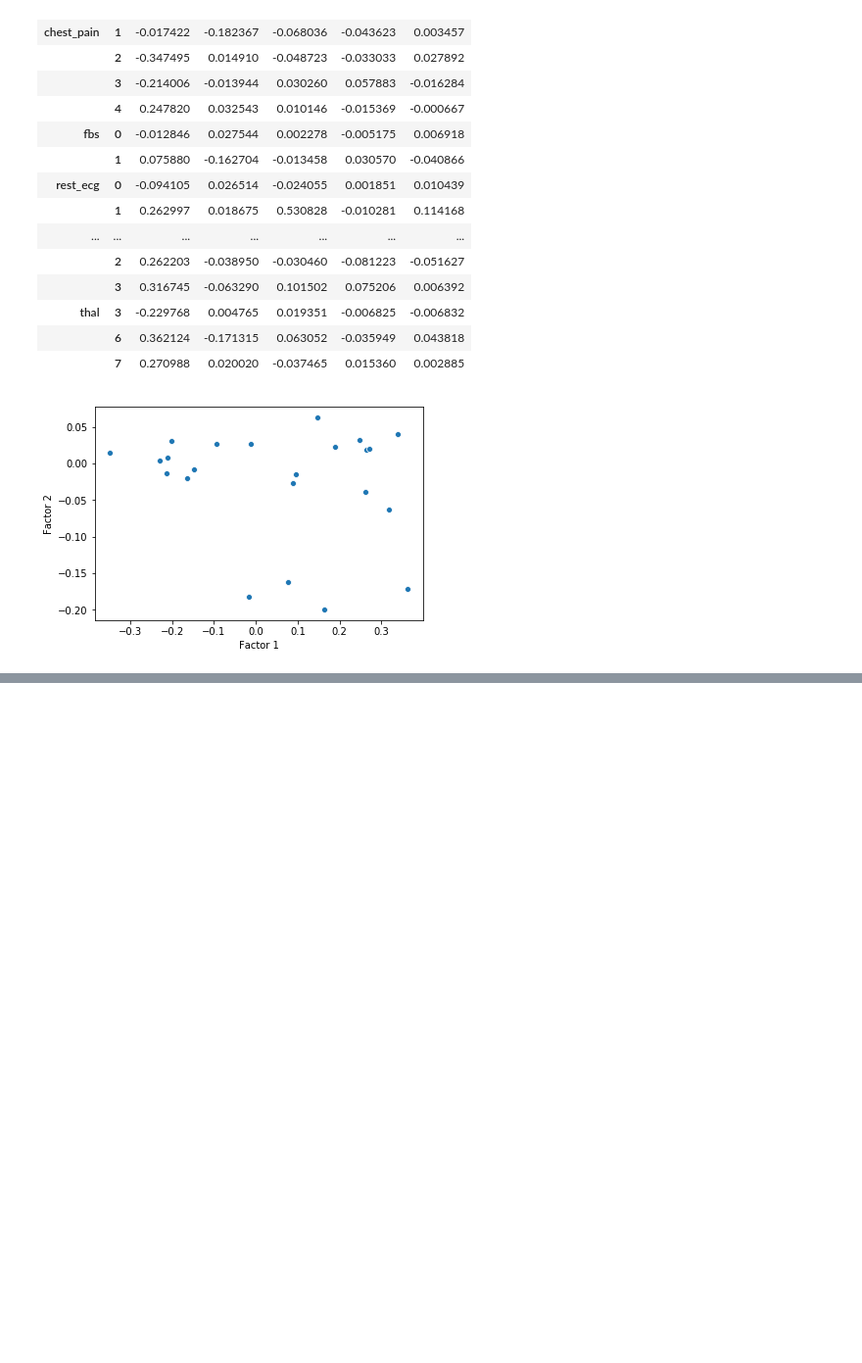
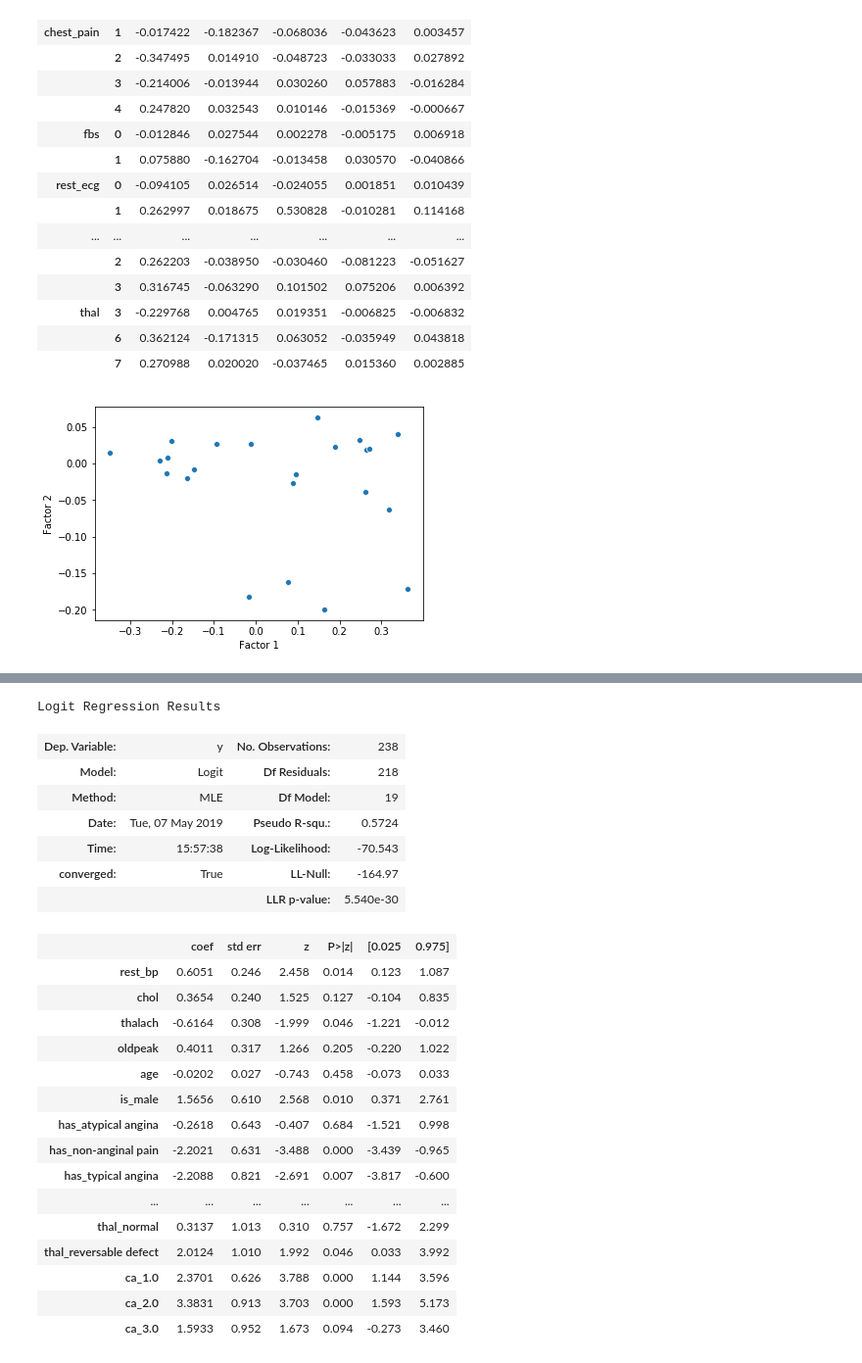
Before and after one commit to ekiMGlz/AplicadaIII, a Jupyter notebook: Final/Trabajo final.ipynb, the cells around one changed output, grey strips where cells are left out. Shown: that part at 98% size. Saved outputs shown, nothing was run; the diff lists cells and outputs as text; code cells hidden in the pictures; blank space fills up the shorter version.

```diff
--- a/Final/Trabajo final.ipynb
+++ b/Final/Trabajo final.ipynb
@@ -535,0 +689,27 @@ array([1.03297252, 0.02276143])
+# %%
+logit_model.summary()
+# %% [output]
+Logit Regression Results
+| Dep. Variable: | y | No. Observations: | 238 |
+| Model: | Logit | Df Residuals: | 218 |
+| Method: | MLE | Df Model: | 19 |
+| Date: | Tue, 07 May 2019 | Pseudo R-squ.: | 0.5724 |
+| Time: | 15:57:38 | Log-Likelihood: | -70.543 |
+| converged: | True | LL-Null: | -164.97 |
+|  |  | LLR p-value: | 5.540e-30 |
+|  | coef | std err | z | P>|z| | [0.025 | 0.975] |
+| rest_bp | 0.6051 | 0.246 | 2.458 | 0.014 | 0.123 | 1.087 |
+| chol | 0.3654 | 0.240 | 1.525 | 0.127 | -0.104 | 0.835 |
+| thalach | -0.6164 | 0.308 | -1.999 | 0.046 | -1.221 | -0.012 |
+| oldpeak | 0.4011 | 0.317 | 1.266 | 0.205 | -0.220 | 1.022 |
+| age | -0.0202 | 0.027 | -0.743 | 0.458 | -0.073 | 0.033 |
+| is_male | 1.5656 | 0.610 | 2.568 | 0.010 | 0.371 | 2.761 |
+| has_atypical angina | -0.2618 | 0.643 | -0.407 | 0.684 | -1.521 | 0.998 |
+| has_non-anginal pain | -2.2021 | 0.631 | -3.488 | 0.000 | -3.439 | -0.965 |
+| has_typical angina | -2.2088 | 0.821 | -2.691 | 0.007 | -3.817 | -0.600 |
+| ... | ... | ... | ... | ... | ... | ... |
+| thal_normal | 0.3137 | 1.013 | 0.310 | 0.757 | -1.672 | 2.299 |
+| thal_reversable defect | 2.0124 | 1.010 | 1.992 | 0.046 | 0.033 | 3.992 |
+| ca_1.0 | 2.3701 | 0.626 | 3.788 | 0.000 | 1.144 | 3.596 |
+| ca_2.0 | 3.3831 | 0.913 | 3.703 | 0.000 | 1.593 | 5.173 |
+| ca_3.0 | 1.5933 | 0.952 | 1.673 | 0.094 | -0.273 | 3.460 |
```
Also changed, not shown: parts of 45 cells of this notebook, 3 other files.
